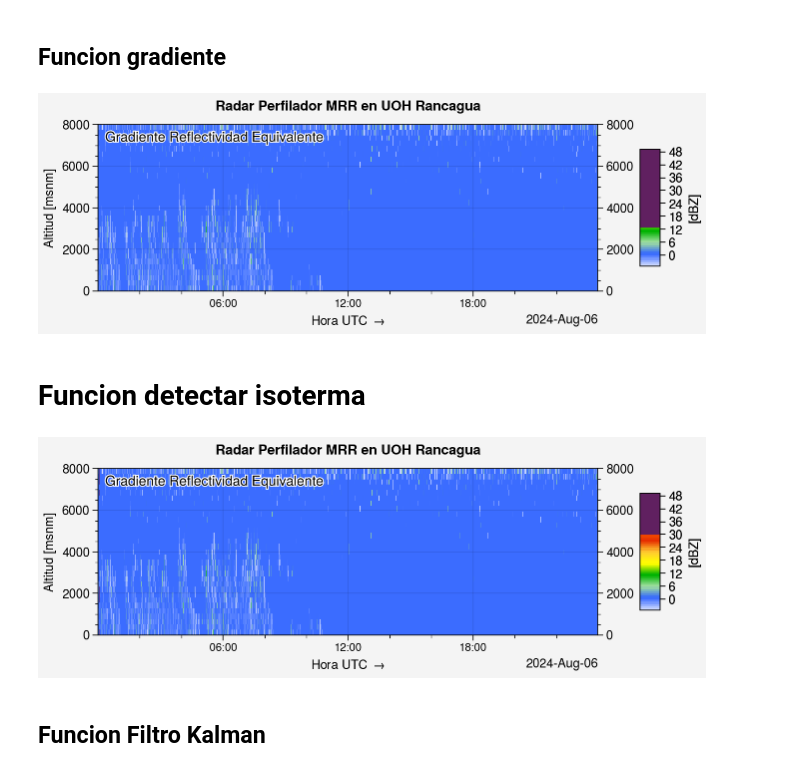
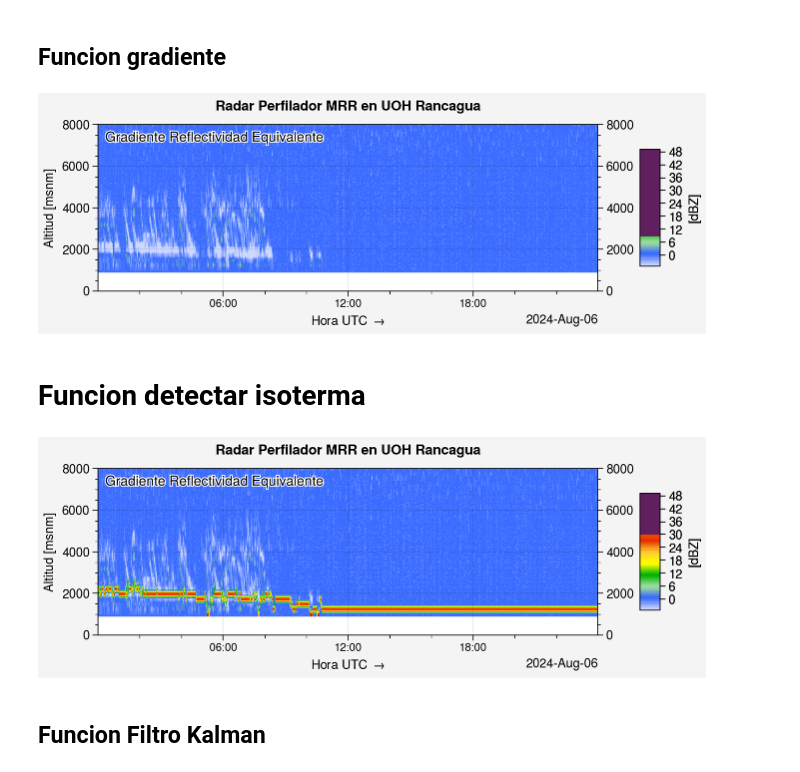
Before and after one commit to Ynoc01/RadarVisualisation, a Jupyter notebook: PlotRadar/PlotRadar_Isoterma.ipynb, the cells around one changed output. Drawn from its saved outputs; the diff is of its cells as text; code cells hidden in the pictures.

```diff
--- a/PlotRadar/PlotRadar_Isoterma.ipynb
+++ b/PlotRadar/PlotRadar_Isoterma.ipynb
@@ -25,12 +25,23 @@ paleta3 = ['#000814','#001329','#001D3D','#002952','#003566','#40594D','#807C33'
 
 def add_no_data(ax, times, xlim):
     """Añade área de 'Sin Datos' al gráfico"""
-    cs = ax.contourf([times[0], times[-1]], [0, 600], np.ones((2, 2)),
-                    colors='none', edgecolor='red', hatches=['////'], zorder=0)
-    for collection in cs.collections:
-        collection.set_edgecolor('gray3')
-    ax.text(xlim[0], 300, 'Sin Datos',
-            color='gray8', ha='left', va='center', zorder=1)
+    # Obtener límites actuales del gráfico
+    xmin, xmax = ax.get_xlim()
+    ymin, ymax = ax.get_ylim()
+
+    # Verificar si realmente no hay datos
+    if len(times) == 0 or (xlim is not None and (times[-1] < xlim[0] or times[0] > xlim[1])):
+        # Crear rectángulo sombreado
+        rect = plt.Rectangle((xmin, ymin), xmax-xmin, ymax-ymin,
+                           fill=False, hatch='////', edgecolor='gray3',
+                           linewidth=0, zorder=10, alpha=0.5)
+        ax.add_patch(rect)
+
+        # Añadir texto centrado
+        ax.text((xmin+xmax)/2, (ymin+ymax)/2, 'SIN DATOS',
+               color='red', ha='center', va='center',
+               fontsize=12, weight='bold', zorder=11,
+               bbox=dict(facecolor='white', alpha=0.8, edgecolor='none'))
 
 def plot_mrr2(xlim, times, heights, Ze, Vf=None, hora_local=False, ax=None,
               ytickloc='both', colorhex=paleta0):
@@ -342,13 +456,10 @@ altura_inicial_desfase = 500 + (heights[1] - heights[0]) / 2   # Ajuste altura
 heights_ajustado = ds.height[0, :] + altura_inicial_desfase
 
 marco = 1
-gradiente_Ze = calcular_gradiente(Ze_filtered, marco)
-plot_mrr3(xlim, new_time, heights_ajustado, gradiente_Ze, hora_local=False)
-
-#la imagen esta mal
-#esto es lo mismo del jonathan en codigo
+gradiente_Ze = calcular_gradiente(Ze_filtered.T, marco)
+plot_mrr3_imshow(xlim, new_time, heights_ajustado, gradiente_Ze, hora_local=False)
 # %% [output]
-[figure, old version]
+[figure, new version]
 # %% [markdown]
 # Funcion detectar isoterma
 # %%
@@ -379,20 +490,20 @@ def detectar_isoterma_cero(gradiente, altura_inicial):
 # %%
 altura_inicial = 2000
 resultados_isoterma = detectar_isoterma_cero(gradiente_Ze, altura_inicial)
 gradiente_modificado = np.copy(gradiente_Ze)
 IndicesIsoterma = []
 for resultado in resultados_isoterma:
     t = resultado["iter"]
     altura_minima = resultado["altura_minima"]
     idx_altura = int((np.abs(heights_ajustado - altura_minima)).argmin())
     IndicesIsoterma.append(idx_altura)
     gradiente_modificado[idx_altura, t] = 30
 
-plot_mrr3(xlim, new_time, heights_ajustado, gradiente_modificado, hora_local=False)
+plot_mrr3_imshow(xlim, new_time, heights_ajustado, gradiente_modificado, hora_local=False)
 FactorConversion = (heights[-1].values-500)/ len(heights)
 AlturasIsoterma = np.array(IndicesIsoterma) * FactorConversion
 # %% [output]
-[figure, old version]
+[figure, new version]
 # %% [markdown]
 ## Funcion Filtro Kalman
 # %%
```
Also changed, not shown: parts of 5 cells of this notebook.
